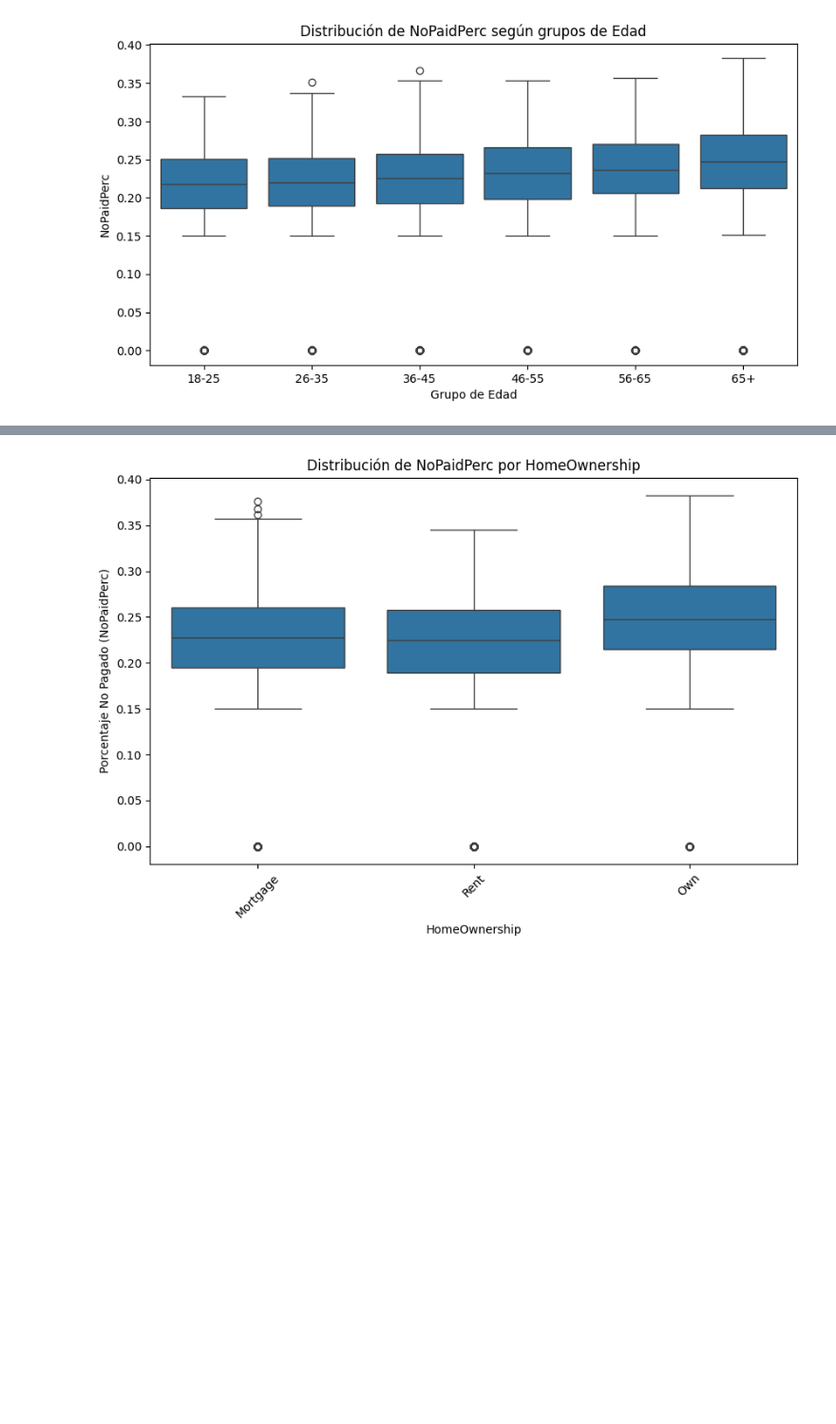
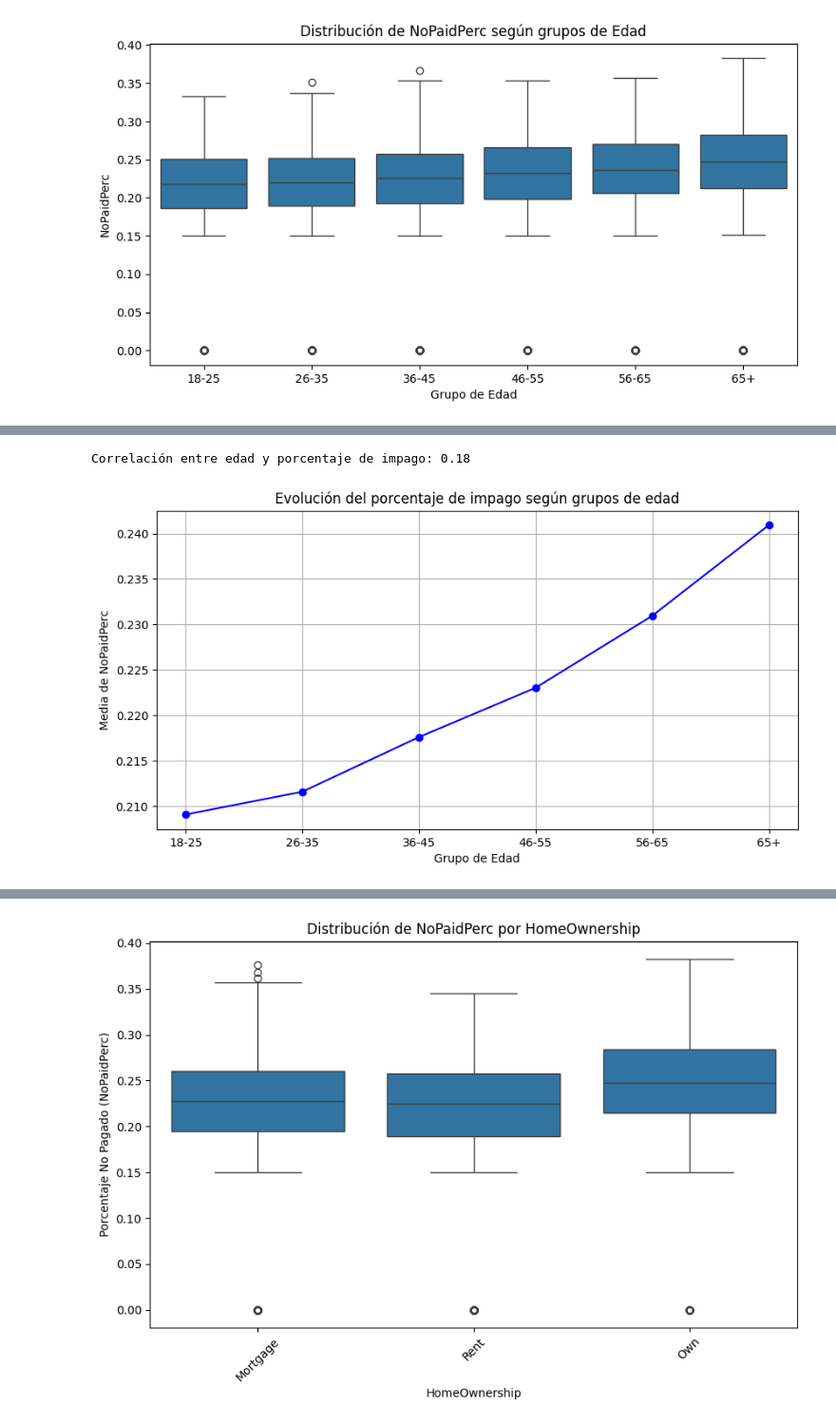
Before and after one commit to JonathanVillegasG/LEA3_FIN2, a Jupyter notebook: Copia de a_preprocesamiento.ipynb, the cells around one changed output, grey strips where cells are left out. Shown: that part at 95% size. Drawn from its saved outputs; the diff is of its cells as text; code cells hidden in the pictures; blank space fills up the shorter version.

```diff
--- a/Copia de a_preprocesamiento.ipynb
+++ b/Copia de a_preprocesamiento.ipynb
@@ -113,0 +150,17 @@ plt.show()
+# %%
+correlation = Historicos["Age"].corr(Historicos["NoPaidPerc"])
+print(f"Correlación entre edad y porcentaje de impago: {correlation:.2f}")
+# %% [output]
+Correlación entre edad y porcentaje de impago: 0.18
+# %%
+import numpy as np
+mean_impago = Historicos.groupby("AgeGroup")["NoPaidPerc"].mean()
+plt.figure(figsize=(10, 5))
+plt.plot(mean_impago.index, mean_impago.values, marker='o', linestyle='-', color='b')
+plt.xlabel("Grupo de Edad")
+plt.ylabel("Media de NoPaidPerc")
+plt.title("Evolución del porcentaje de impago según grupos de edad")
+plt.grid(True)
+plt.show()
+# %% [output]
+[figure, added]
```
Also changed, not shown: parts of 38 cells of this notebook.
